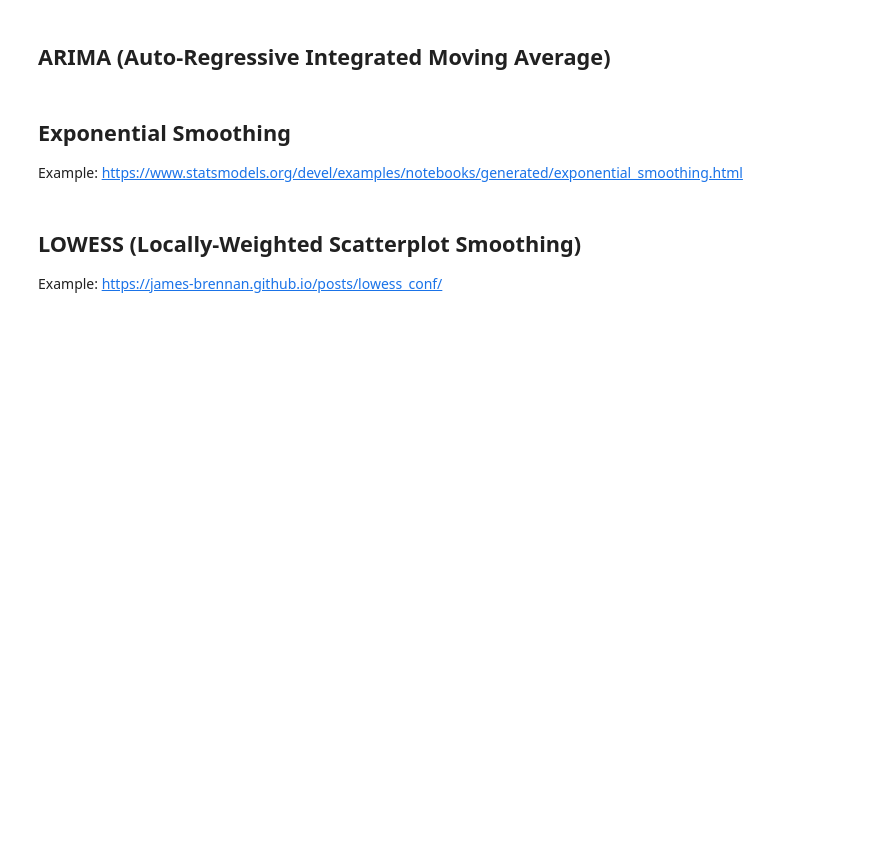
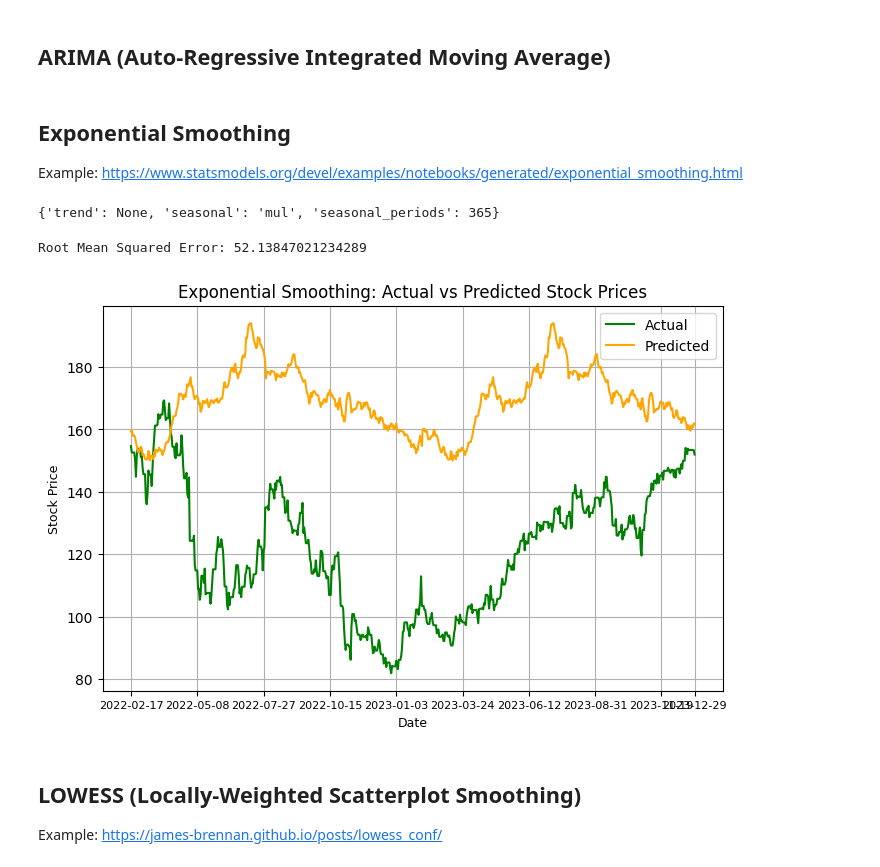
Before and after one commit to Galicheck/MJNWM-Project, a Jupyter notebook: project_AMZN_prediction.ipynb, the cells around one changed output. Saved outputs shown, nothing was run; the diff lists cells and outputs as text; code cells hidden in the pictures; blank space fills up the shorter version.

Commit message:
Added Exponential Smoothing model

```diff
--- a/project_AMZN_prediction.ipynb
+++ b/project_AMZN_prediction.ipynb
@@ -650,3 +697,31 @@ Example: https://www.statsmodels.org/devel/examples/notebooks/generated/exponent
+# %%
+# Use the function to find the best parameters
+best_params = grid_search_es(y_train)
+print(best_params)
+# %% [output]
+{'trend': None, 'seasonal': 'mul', 'seasonal_periods': 365}
+# %%
+# Create an Exponential Smoothing model with the best parameters
+# best_params = {'trend': None, 'seasonal': 'mul', 'seasonal_periods': 365}
+exp_model = ExponentialSmoothing(y_train, trend=best_params['trend'], seasonal=best_params['seasonal'], seasonal_periods=best_params['seasonal_periods'])
+# %%
+# Fit the model
+exp_model_fit = exp_model.fit()
+# %%
+# Predict on the test set
+y_pred_exp = exp_model_fit.predict(start=y_test.index[0], end=y_test.index[-1])
+y_pred_exp = pd.DataFrame(y_pred_exp, columns = ['Predicted Stock Prices'])
+# %%
+# Calculate RMSE
+rmse_exp = np.sqrt(mean_squared_error(y_test, y_pred_exp))
+print("Root Mean Squared Error:", rmse_exp)
+# %% [output]
+Root Mean Squared Error: 52.13847021234289
+# %%
+# Plot the results
+plot_actual_predicted(y_test, y_pred_exp, 'Exponential Smoothing: Actual vs Predicted Stock Prices')
+# %% [output]
+[figure, added]
 # %% [markdown]
 ## LOWESS (Locally-Weighted Scatterplot Smoothing)
 Example: https://james-brennan.github.io/posts/lowess_conf/
```
Also changed, not shown: parts of 18 cells of this notebook.
